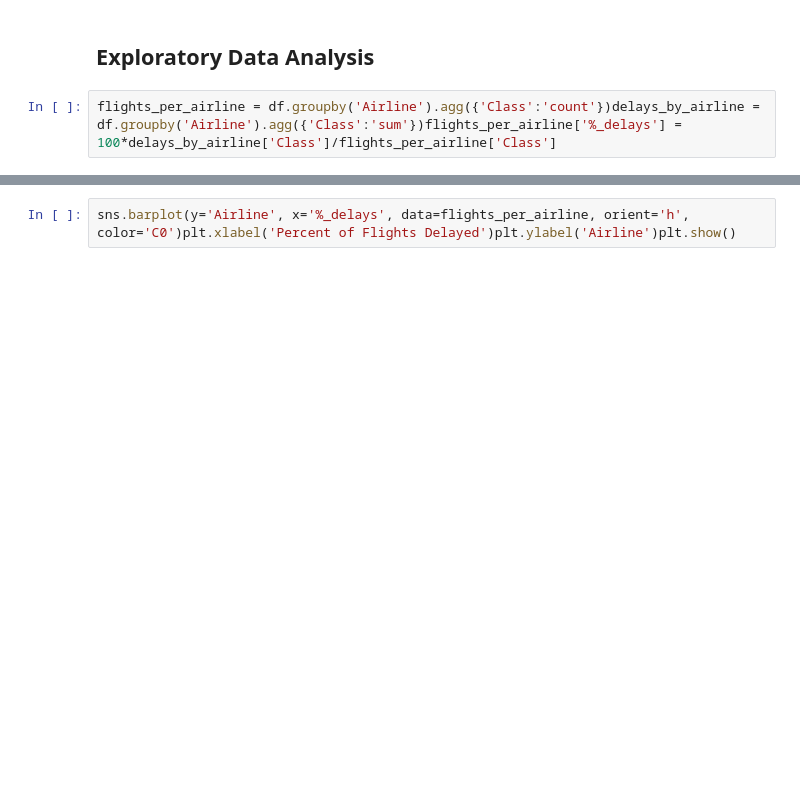
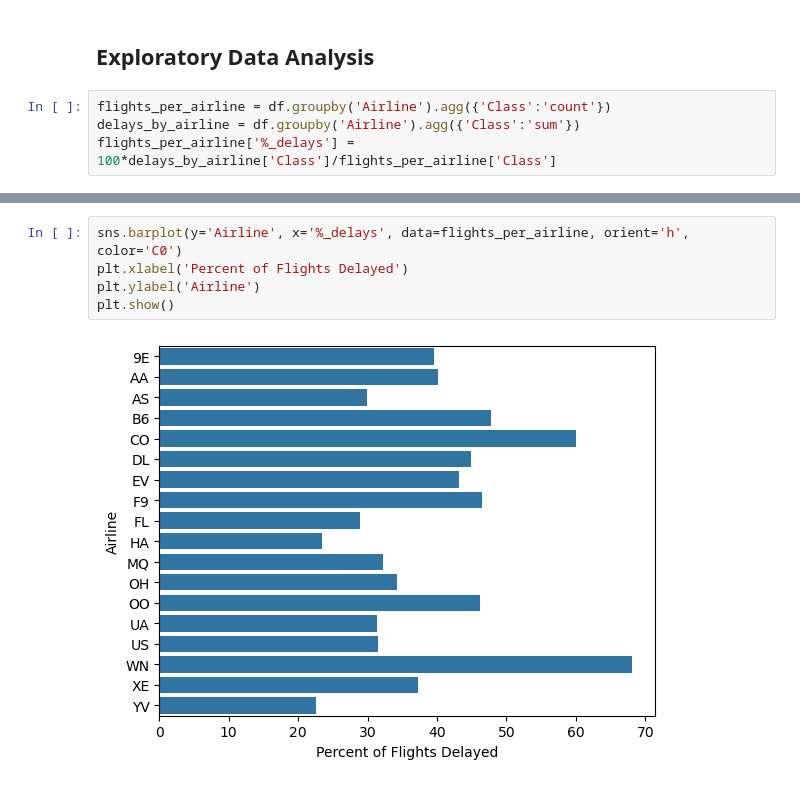
Before and after one commit to adityamittal03/ucdavis-projects, a Jupyter notebook: airlines-delay-prediction/01_data_and_eda.ipynb, the cells around one changed output, grey strips where cells are left out. Saved outputs shown, nothing was run; the diff lists cells and outputs as text; blank space fills up the shorter version.

```diff
--- a/airlines-delay-prediction/01_data_and_eda.ipynb
+++ b/airlines-delay-prediction/01_data_and_eda.ipynb
@@ -13,5 +87,7 @@ X_simulated_small, y_simulated_small = make_classification(    n_samples=300,
 # %% [markdown]
 ## Exploratory Data Analysis
 # %%
-flights_per_airline = df.groupby('Airline').agg({'Class':'count'})delays_by_airline = df.groupby('Airline').agg({'Class':'sum'})flights_per_airline['%_delays'] = 100*delays_by_airline['Class']/flights_per_airline['Class']
+flights_per_airline = df.groupby('Airline').agg({'Class':'count'})
+delays_by_airline = df.groupby('Airline').agg({'Class':'sum'})
+flights_per_airline['%_delays'] = 100*delays_by_airline['Class']/flights_per_airline['Class']
 # %%
@@ -19,3 +100,8 @@ plt.figure(figsize=(10,7))sns.countplot(y='Airline', hue='Class', data=df)plt.ti
 # %%
-sns.barplot(y='Airline', x='%_delays', data=flights_per_airline, orient='h', color='C0')plt.xlabel('Percent of Flights Delayed')plt.ylabel('Airline')plt.show()
+sns.barplot(y='Airline', x='%_delays', data=flights_per_airline, orient='h', color='C0')
+plt.xlabel('Percent of Flights Delayed')
+plt.ylabel('Airline')
+plt.show()
+# %% [output]
+[figure, added]
 # %%
```
Also changed, not shown: parts of 7 cells of this notebook, 4 other files.
